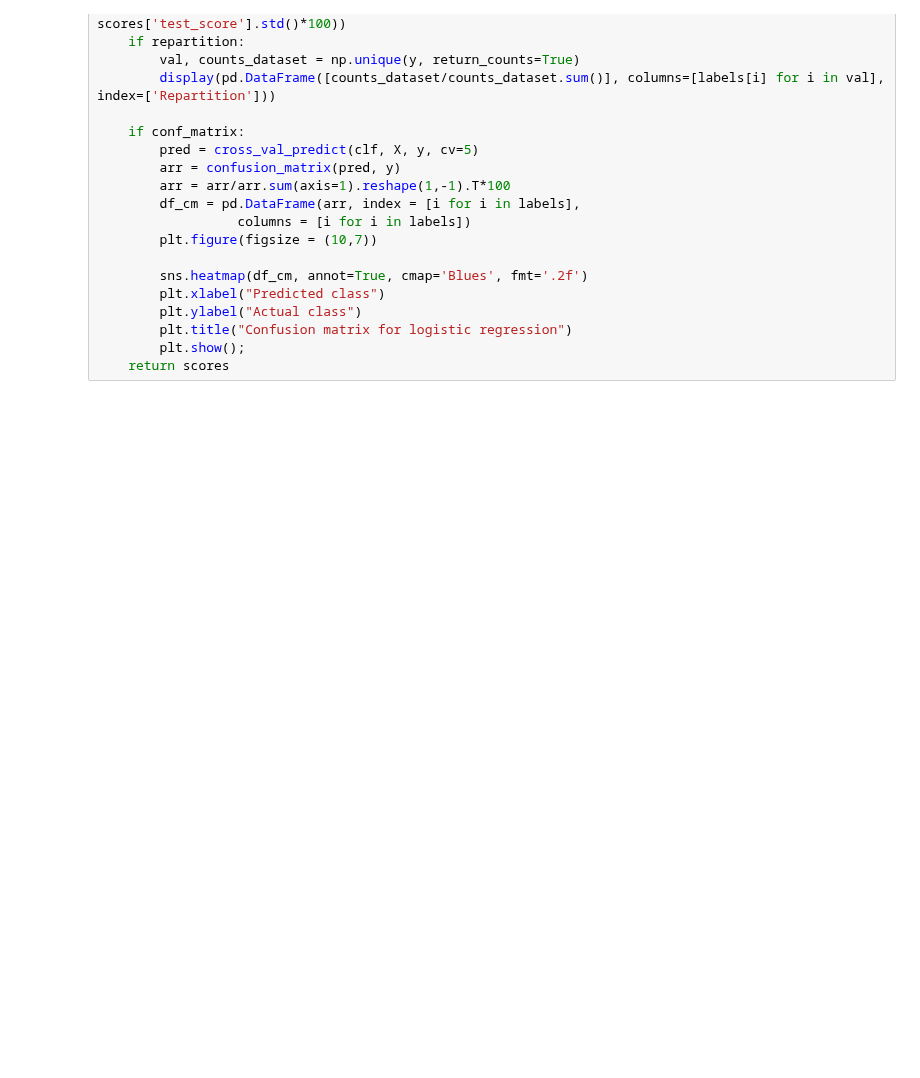
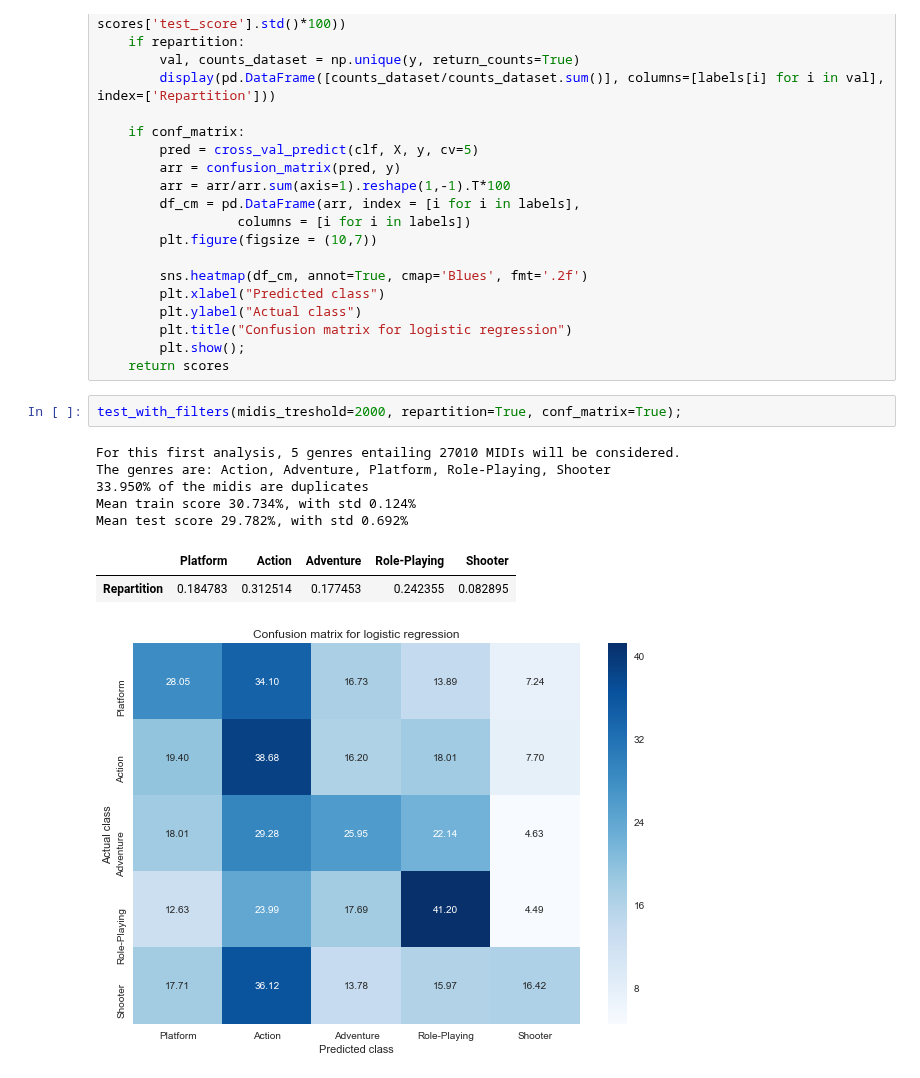
Before and after one commit to cedricviaccoz/musicology, a Jupyter notebook: dataset/Classification tweaking.ipynb, the cells around one changed output. Cells and saved outputs as stored; diff of their text form; blank space fills up the shorter version.

```diff
--- a/dataset/Classification tweaking.ipynb
+++ b/dataset/Classification tweaking.ipynb
@@ -124,3 +124,14 @@ def test_with_filters(features_selection = df_features.columns, genres_filter =
         plt.title("Confusion matrix for logistic regression")
         plt.show();
     return scores
+# %%
+test_with_filters(midis_treshold=2000, repartition=True, conf_matrix=True);
+# %% [output]
+For this first analysis, 5 genres entailing 27010 MIDIs will be considered.
+The genres are: Action, Adventure, Platform, Role-Playing, Shooter
+33.950% of the midis are duplicates
+Mean train score 30.734%, with std 0.124%
+Mean test score 29.782%, with std 0.692%
+|  | Platform | Action | Adventure | Role-Playing | Shooter |
+| Repartition | 0.184783 | 0.312514 | 0.177453 | 0.242355 | 0.082895 |
+[figure, added]
```
Also changed, not shown: parts of 14 cells of this notebook.
